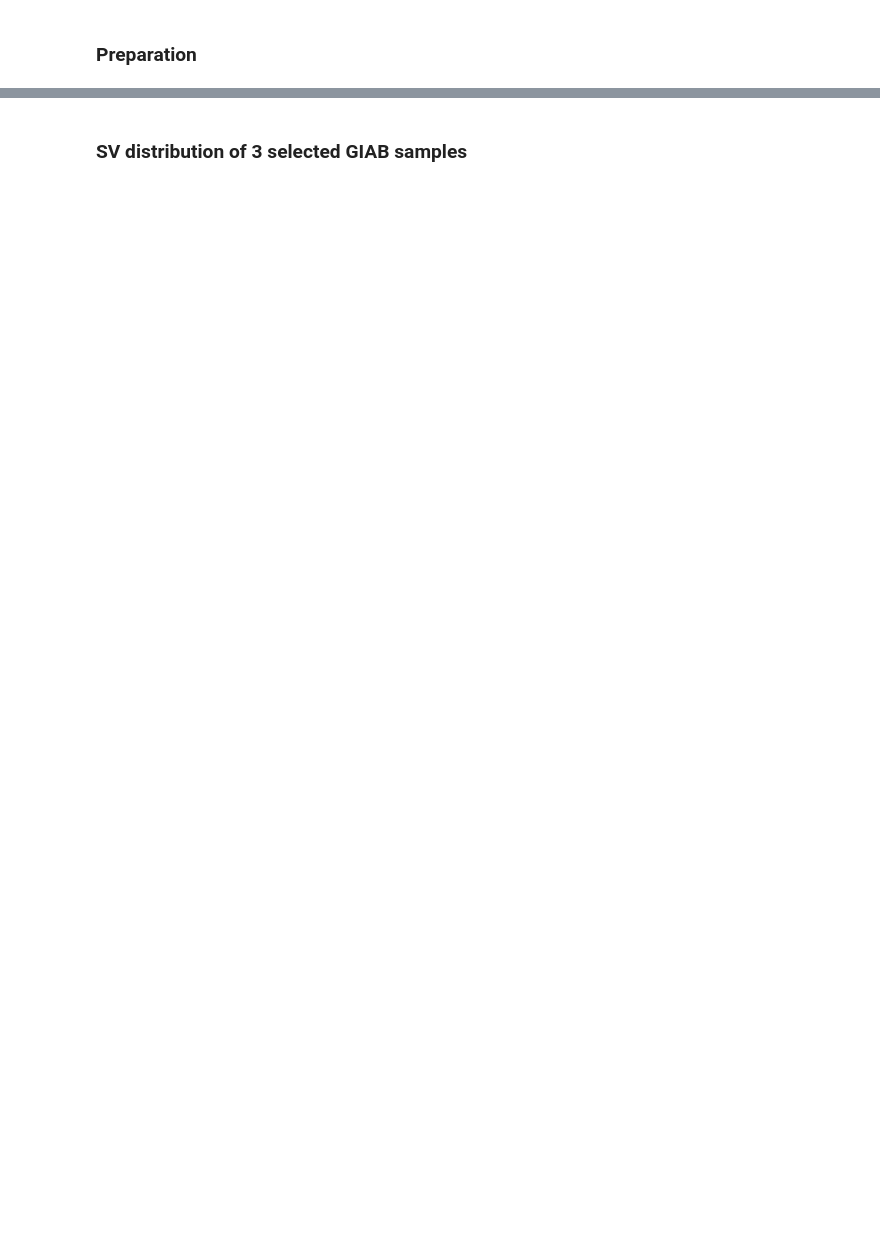
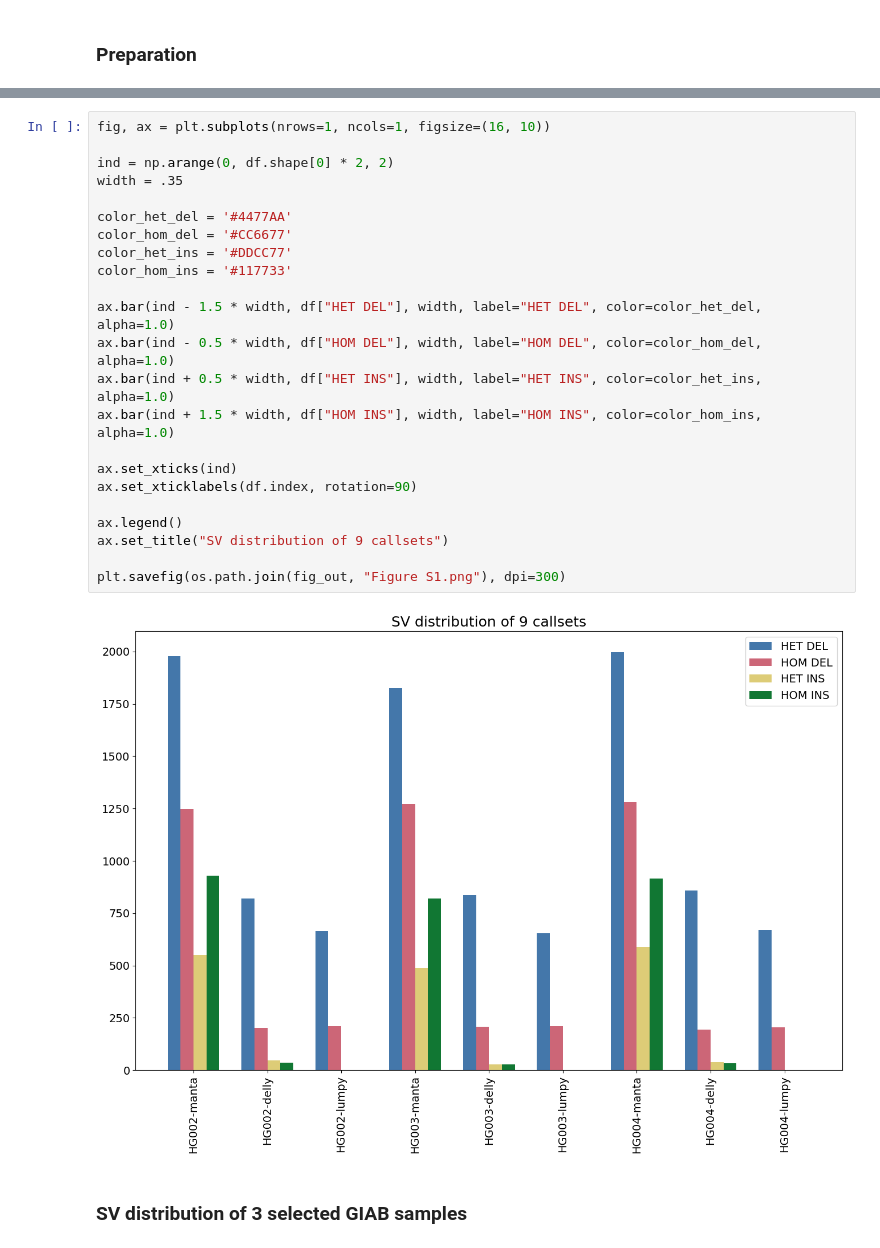
Before and after one commit to snakesch/SVhet_benchmark_code, a Jupyter notebook: consolidated_figures.ipynb, the cells around one changed output, grey strips where cells are left out. Saved outputs shown, nothing was run; the diff lists cells and outputs as text; blank space fills up the shorter version.

```diff
--- a/consolidated_figures.ipynb
+++ b/consolidated_figures.ipynb
@@ -225,3 +110,28 @@ plt.show()
+# %%
+fig, ax = plt.subplots(nrows=1, ncols=1, figsize=(16, 10))
+
+ind = np.arange(0, df.shape[0] * 2, 2)
+width = .35
+
+color_het_del = '#4477AA'
+color_hom_del = '#CC6677'
+color_het_ins = '#DDCC77'
+color_hom_ins = '#117733'
+
+ax.bar(ind - 1.5 * width, df["HET DEL"], width, label="HET DEL", color=color_het_del, alpha=1.0)
+ax.bar(ind - 0.5 * width, df["HOM DEL"], width, label="HOM DEL", color=color_hom_del, alpha=1.0)
+ax.bar(ind + 0.5 * width, df["HET INS"], width, label="HET INS", color=color_het_ins, alpha=1.0)
+ax.bar(ind + 1.5 * width, df["HOM INS"], width, label="HOM INS", color=color_hom_ins, alpha=1.0)
+
+ax.set_xticks(ind)
+ax.set_xticklabels(df.index, rotation=90)
+
+ax.legend()
+ax.set_title("SV distribution of 9 callsets")
+
+plt.savefig(os.path.join(fig_out, "Figure S1.png"), dpi=300)
+# %% [output]
+[figure, added]
 # %% [markdown]
 ### SV distribution of 3 selected GIAB samples
 # %%
```
Also changed, not shown: parts of 37 cells of this notebook.
